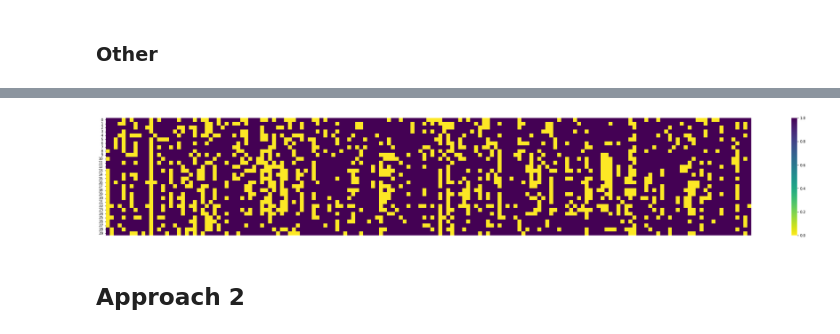
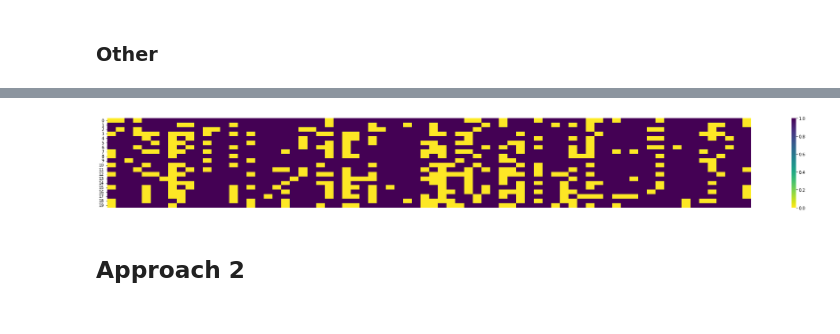
Before and after one commit to Vkothari28/Artificial-Intelligence-Group-Project, a Jupyter notebook: project.ipynb, the cells around one changed output, grey strips where cells are left out. Cells and saved outputs as stored; diff of their text form; code cells hidden in the pictures.

Commit message:
update heatmap for RBF

```diff
--- a/project.ipynb
+++ b/project.ipynb
@@ -445,0 +425,3 @@ late_train[['ProblemID', 'SubjectID', 'Label']]
+# %%
+late_train = pd.read_csv('data/S19/Train/late.csv')
+late_train[['ProblemID', 'SubjectID', 'Label']]
@@ -446,13 +442,13 @@ late_train[['ProblemID', 'SubjectID', 'Label']]
 # %%
 import seaborn as sns
 
 data_hm = late_train[['ProblemID', 'SubjectID', 'Label']]
 data_hm = late_train.pivot("ProblemID", "SubjectID", "Label").dropna(axis=1)
-
-fig, ax = plt.subplots(figsize=(40,6))
+data_hm = data_hm.drop(data_hm.columns[range(50, 135)], axis=1)
+fig, ax = plt.subplots(figsize=(35,4))
 ax = sns.heatmap(data_hm.to_numpy(float), cbar=True, xticklabels=False, yticklabels=True, ax=ax, cmap='viridis_r')
 # %% [output]
-[figure, old version]
+[figure, new version]
 # %% [markdown]
 ## Approach 2
 # %%
```
Also changed, not shown: parts of 4 cells of this notebook.
